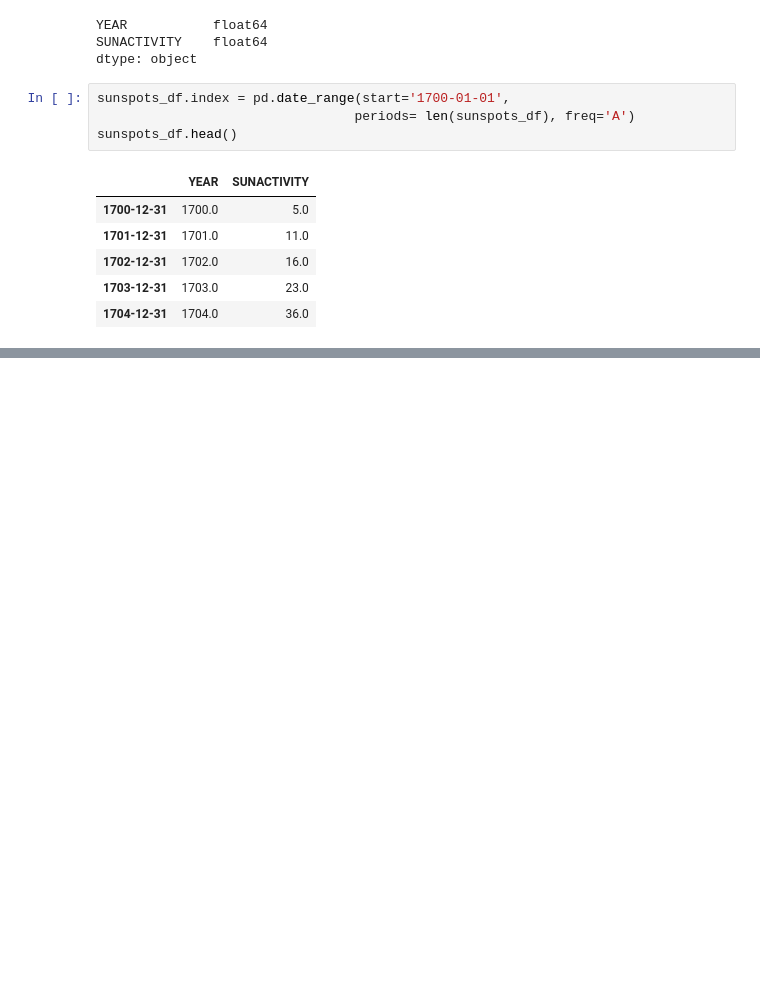
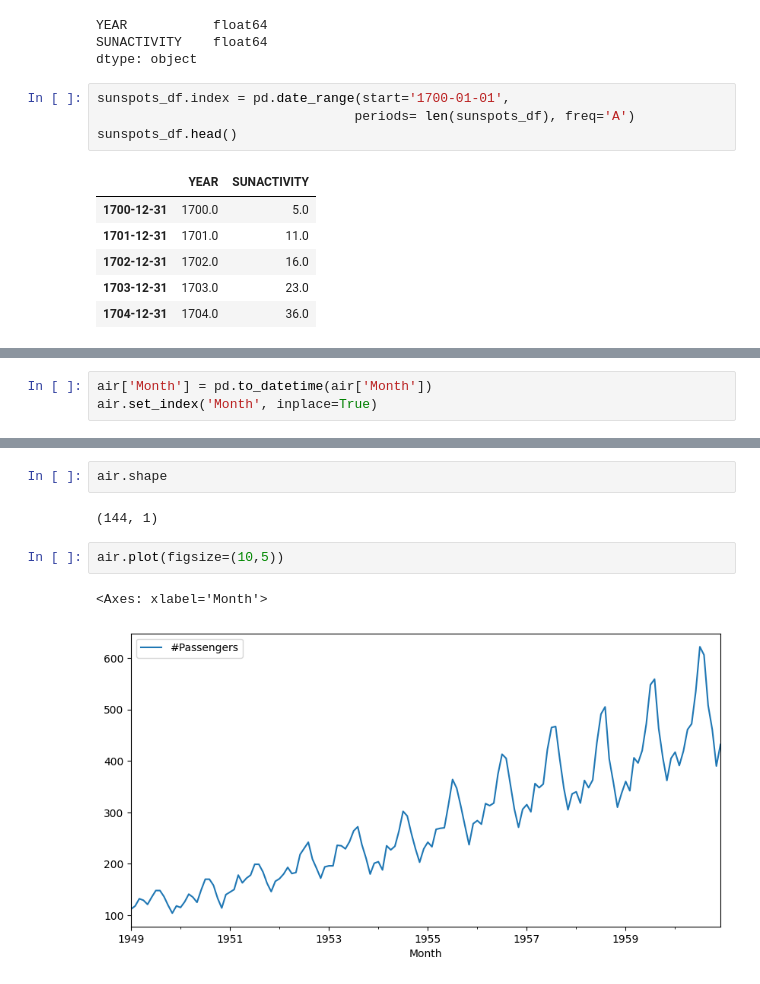
Before and after one commit to swethag04/ml-projects, a Jupyter notebook: time-series-decomposition.ipynb, the cells around one changed output, grey strips where cells are left out. Cells and saved outputs as stored; diff of their text form; blank space fills up the shorter version.

```diff
--- a/time-series-decomposition.ipynb
+++ b/time-series-decomposition.ipynb
@@ -60,0 +77,3 @@ plt.show()
+# %%
+air['Month'] = pd.to_datetime(air['Month'])
+air.set_index('Month', inplace=True)
@@ -60,0 +90,9 @@ plt.show()
+# %%
+air.shape
+# %% [output]
+(144, 1)
+# %%
+air.plot(figsize=(10,5))
+# %% [output]
+<Axes: xlabel='Month'>
+[figure, added]
```
Also changed, not shown: parts of 8 cells of this notebook.
